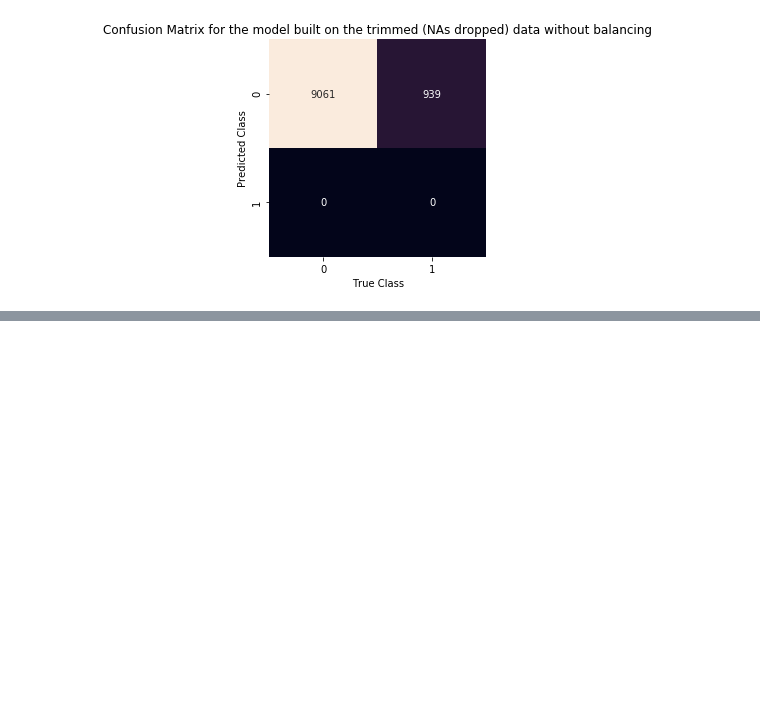
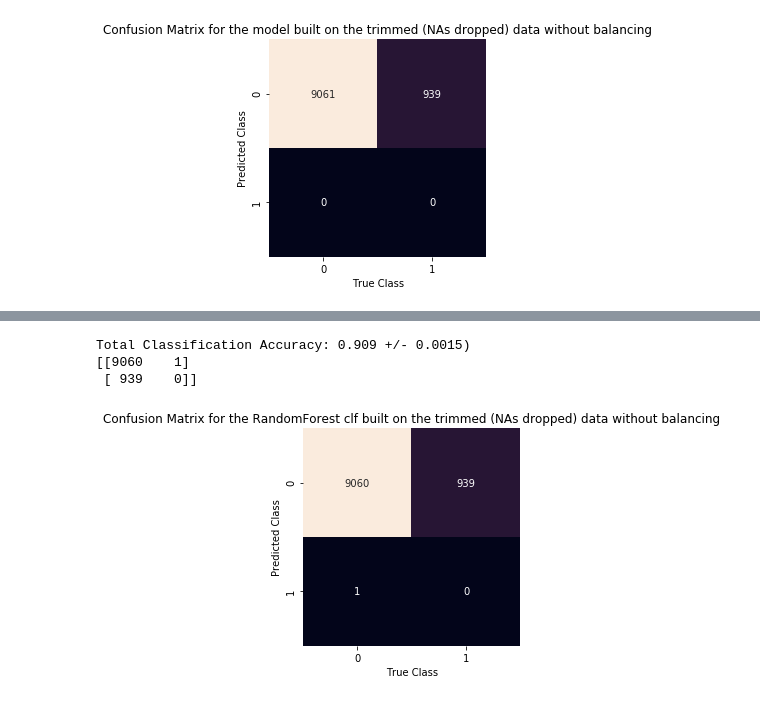
Before and after one commit to MattTriano/Advanced_Data_Mining, a Jupyter notebook: assns/assn3/Triano_Matt_Assignment_3.ipynb, the cells around one changed output, grey strips where cells are left out. Saved outputs shown, nothing was run; the diff lists cells and outputs as text; code cells hidden in the pictures; blank space fills up the shorter version.

```diff
--- a/assns/assn3/Triano_Matt_Assignment_3.ipynb
+++ b/assns/assn3/Triano_Matt_Assignment_3.ipynb
@@ -678,0 +672,4 @@ test10k_labels[test10k_labels['Y'] == 1]
+# %%
+train10k_trim.shape
+c, r = train10k_labels.shape
+np.array(train10k_labels).reshape(c, ).shape
@@ -678,0 +707,8 @@ test10k_labels[test10k_labels['Y'] == 1]
+# %%
+trim_rf_clf = RandomForestClassifier(criterion='gini', max_depth=5,
+                                      max_features=15, min_samples_leaf=1,
+                                      min_samples_split=6, n_estimators=50)
+trim_rf_clf = train_rf_clf.fit(train10k_trim, train10k_labels)
+trim_rf_cv = cross_val_score(trim_rf_clf, train10k_trim,
+                             np.array(train10k_labels).reshape(c, ),
+                             cv=30,n_jobs=-1, verbose=1)
@@ -678,0 +717,13 @@ test10k_labels[test10k_labels['Y'] == 1]
+# %%
+print("Total Classification Accuracy: {:0.3f} +/- {:0.4f})"
+      .format(trim_rf_cv.mean(), trim_rf_cv.std()))
+trim_rf_preds = trim_rf_clf.predict(test10k_trim)
+confusion_mat = metrics.confusion_matrix(test10k_labels, trim_rf_preds)
+confusion_mat_plotter(confusion_mat, [0,1],
+                      'for the RandomForest clf built on the trimmed'
+                      +' (NAs dropped) data without balancing')
+# %% [output]
+Total Classification Accuracy: 0.909 +/- 0.0015)
+[[9060    1]
+ [ 939    0]]
+[figure, added]
```
Also changed, not shown: parts of 24 cells of this notebook.
